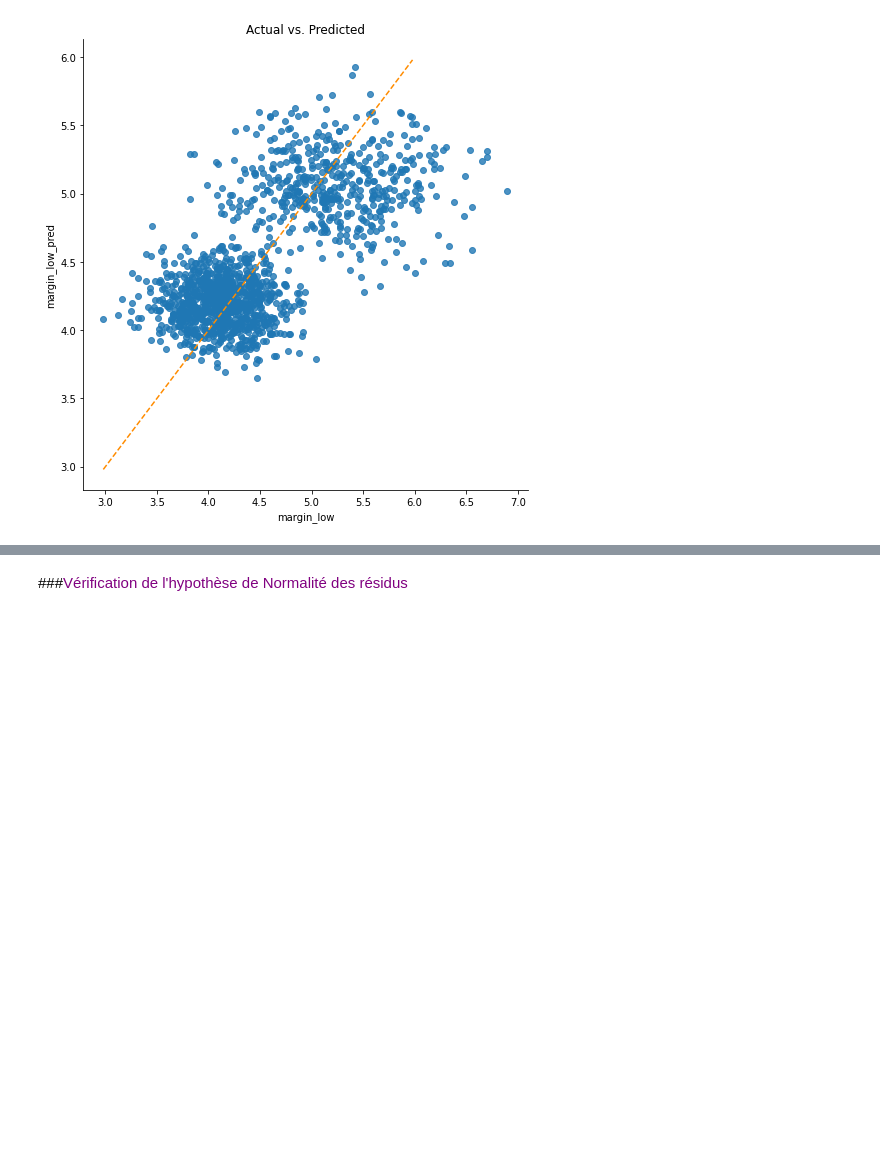
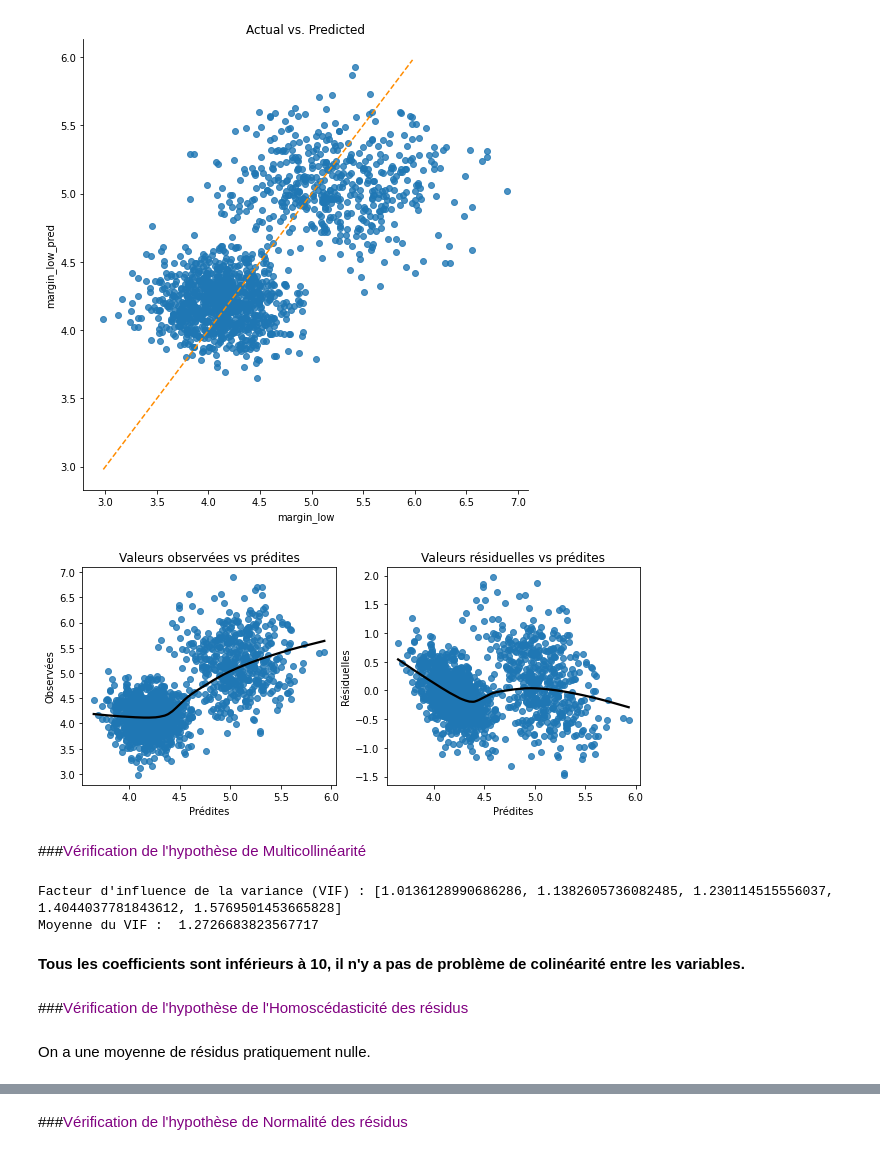
Before and after one commit to Randasabag/Detectez-des-faux-billets-avec-R-ou-Python, a Jupyter notebook: P10.ipynb, the cells around one changed output, grey strips where cells are left out. Saved outputs shown, nothing was run; the diff lists cells and outputs as text; code cells hidden in the pictures; blank space fills up the shorter version.

```diff
--- a/P10.ipynb
+++ b/P10.ipynb
@@ -432,3 +425,48 @@ Hypothèse 1 : Relation linéaire entre la cible et l'entité
 
 Vérification avec un nuage de points de la valeur réelle par rapport à la prévision.',« Les prédictions doivent suivre la ligne diagonale. »
 [figure]
+# %%
+def linearity_test(model, y):
+    '''
+    Function for visually inspecting the assumption of linearity in a linear regression model.
+    It plots observed vs. predicted values and residuals vs. predicted values.
+
+    Args:
+    * model - fitted OLS model from statsmodels
+    * y - observed values
+    '''
+    fitted_vals = model.predict()
+    resids = model.resid
+
+    fig, ax = plt.subplots(1,2,figsize=(10,4))
+
+    sns.regplot(x=fitted_vals, y=y, lowess=True, ax=ax[0], line_kws={'color': 'black'})
+    ax[0].set_title("Valeurs observées vs prédites")
+    ax[0].set(xlabel="Prédites", ylabel="Observées")
+
+    sns.regplot(x=fitted_vals, y=resids, lowess=True, ax=ax[1], line_kws={'color': 'black'})
+    ax[1].set_title("Valeurs résiduelles vs prédites")
+    ax[1].set(xlabel="Prédites", ylabel="Résiduelles")
+
+linearity_test(resultats, df_billets_train["margin_low"])
+# %% [output]
+[figure, added]
+# %% [markdown]
+###<font color='purple'>Vérification de l'hypothèse de Multicollinéarité</font>
+# %%
+#Vérification de la colinéarité des variables (VIF)
+var = resultats.model.exog
+
+from statsmodels.stats.outliers_influence import variance_inflation_factor
+vif = [variance_inflation_factor(var, i) for i in np.arange(1,var.shape[1])]
+print("Facteur d'influence de la variance (VIF) :", vif)
+print("Moyenne du VIF : ", np.mean(vif))
+# %% [output]
+Facteur d'influence de la variance (VIF) : [1.0136128990686286, 1.1382605736082485, 1.230114515556037, 1.4044037781843612, 1.5769501453665828]
+Moyenne du VIF :  1.2726683823567717
+# %% [markdown]
+**Tous les coefficients sont inférieurs à 10, il n'y a pas de problème de colinéarité entre les variables.**
+# %% [markdown]
+###<font color='purple'>Vérification de l'hypothèse de l'Homoscédasticité des résidus</font>
+# %% [markdown]
+On a une moyenne de résidus pratiquement nulle.
```
Also changed, not shown: parts of 28 cells of this notebook.
